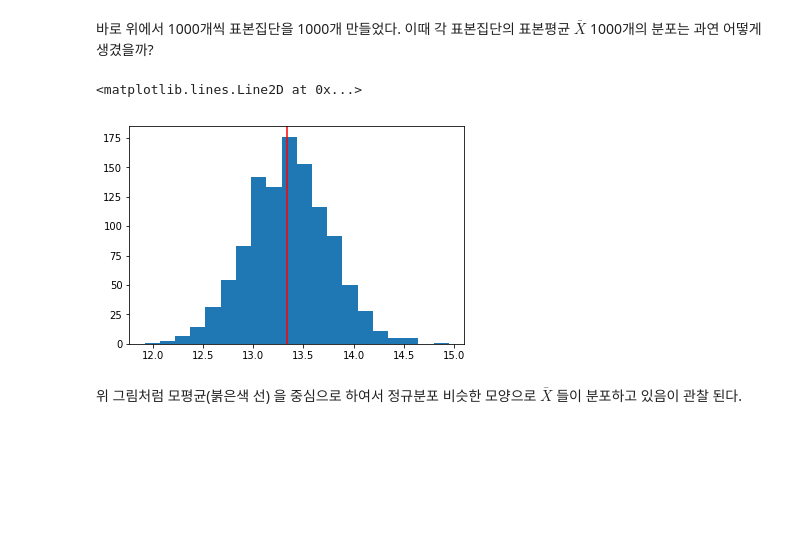
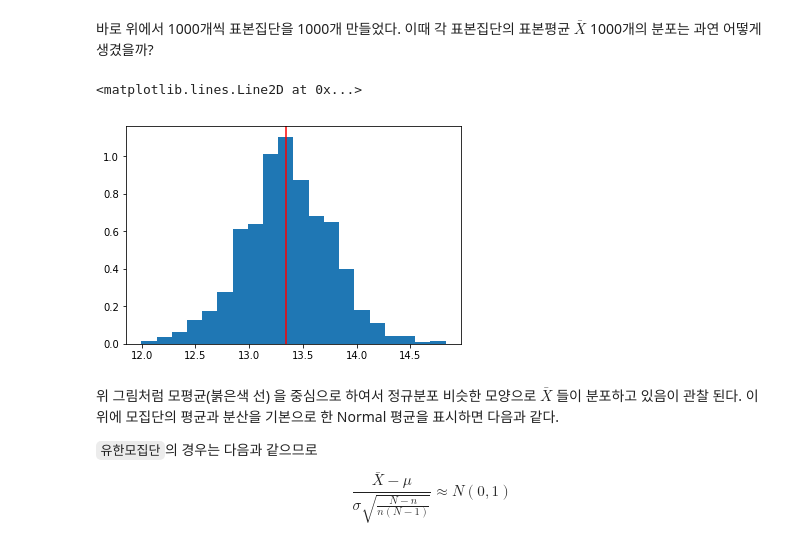
Before and after one commit to io2oi/selfstudy, a Jupyter notebook: statistics_lecture/centrallimittheorem/central limit theorem.ipynb, the cells around one changed output. Saved outputs shown, nothing was run; the diff lists cells and outputs as text; code cells hidden in the pictures; blank space fills up the shorter version.

```diff
--- a/statistics_lecture/centrallimittheorem/central limit theorem.ipynb
+++ b/statistics_lecture/centrallimittheorem/central limit theorem.ipynb
@@ -77,10 +77,16 @@ array([13.41072926, 13.07446328, 13.49817733, ..., 13.51428031,
 # %% [markdown]
 바로 위에서 1000개씩 표본집단을 1000개 만들었다. 이때 각 표본집단의 표본평균 $\bar{X}$ 1000개의 분포는 과연 어떻게 생겼을까?
 # %%
-n,bins,patch=plt.hist(barX[:,0],bins=20)
+n,bins,patch=plt.hist(barX[:,0],bins=20, density=True)
 plt.axvline(x=mu,color='r')
 # %% [output]
 <matplotlib.lines.Line2D at 0x...>
-[figure, old version]
+[figure, new version]
 # %% [markdown]
 위 그림처럼 모평균(붉은색 선) 을 중심으로 하여서 정규분포 비슷한 모양으로 $\bar{X}$ 들이 분포하고 있음이 관찰 된다.
+이 위에 모집단의 평균과 분산을 기본으로 한 Normal 평균을 표시하면 다음과 같다.
+
+`유한모집단`의 경우는 다음과 같으므로
+\begin{equation*}
+\frac{\bar{X}-\mu}{\sigma\sqrt{\frac{N-n}{n(N-1)}}} \approx N(0,1)
+\end{equation*}
```
Also changed, not shown: parts of 6 cells of this notebook.
